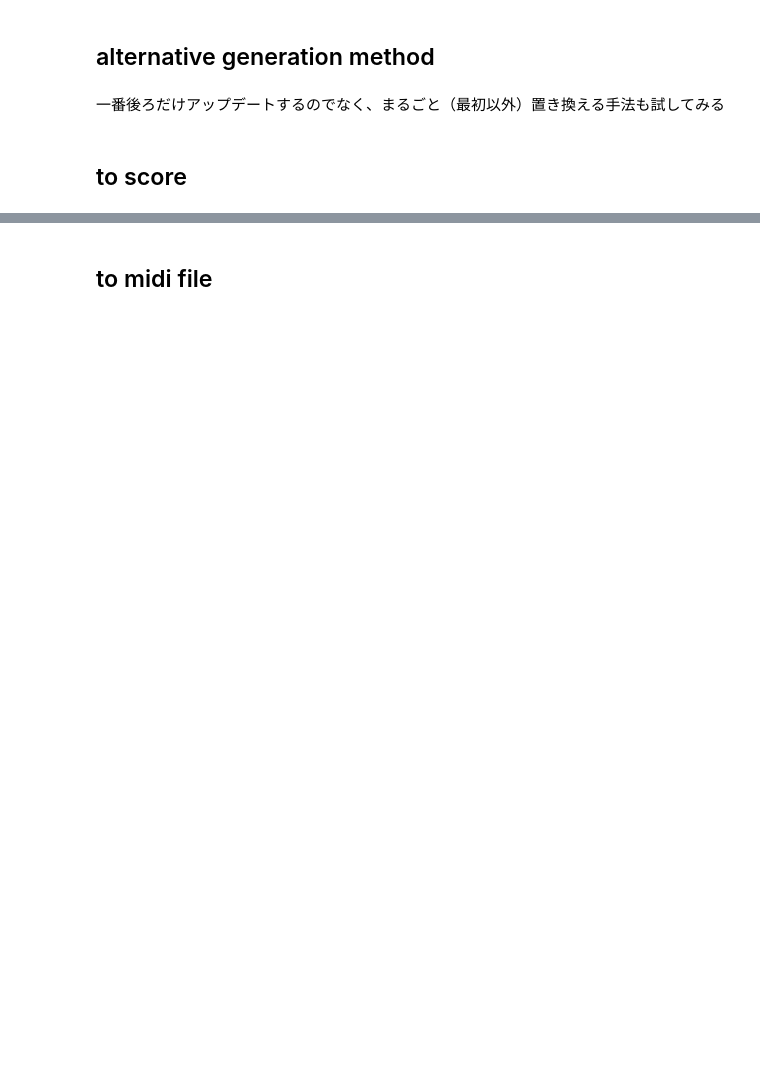
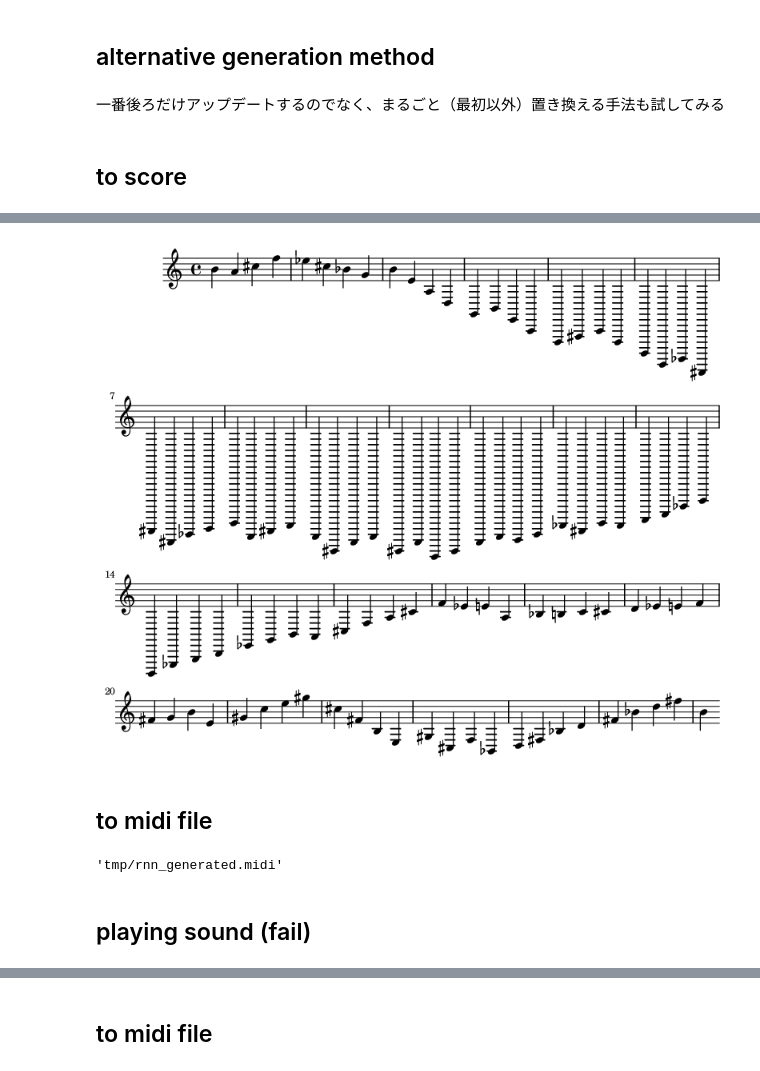
Before and after one commit to unagiinu2k/deepjazz_in_a_file, a Jupyter notebook: rnn_bach.ipynb, the cells around one changed output, grey strips where cells are left out. Cells and saved outputs as stored; diff of their text form; code cells hidden in the pictures; blank space fills up the shorter version.

```diff
--- a/rnn_bach.ipynb
+++ b/rnn_bach.ipynb
@@ -639,0 +770,12 @@ for i in range(shift_cumsum_gen.shape[0]):
+# %%
+Image(filename=st1.write('lily.png'))
+# %% [output]
+[figure, added]
+# %% [markdown]
+## to midi file
+# %%
+st1.write('midi', fp ='tmp/rnn_generated.midi' )
+# %% [output]
+'tmp/rnn_generated.midi'
+# %% [markdown]
+## playing sound (fail)
```
Also changed, not shown: parts of 49 cells of this notebook, 1 other file.
